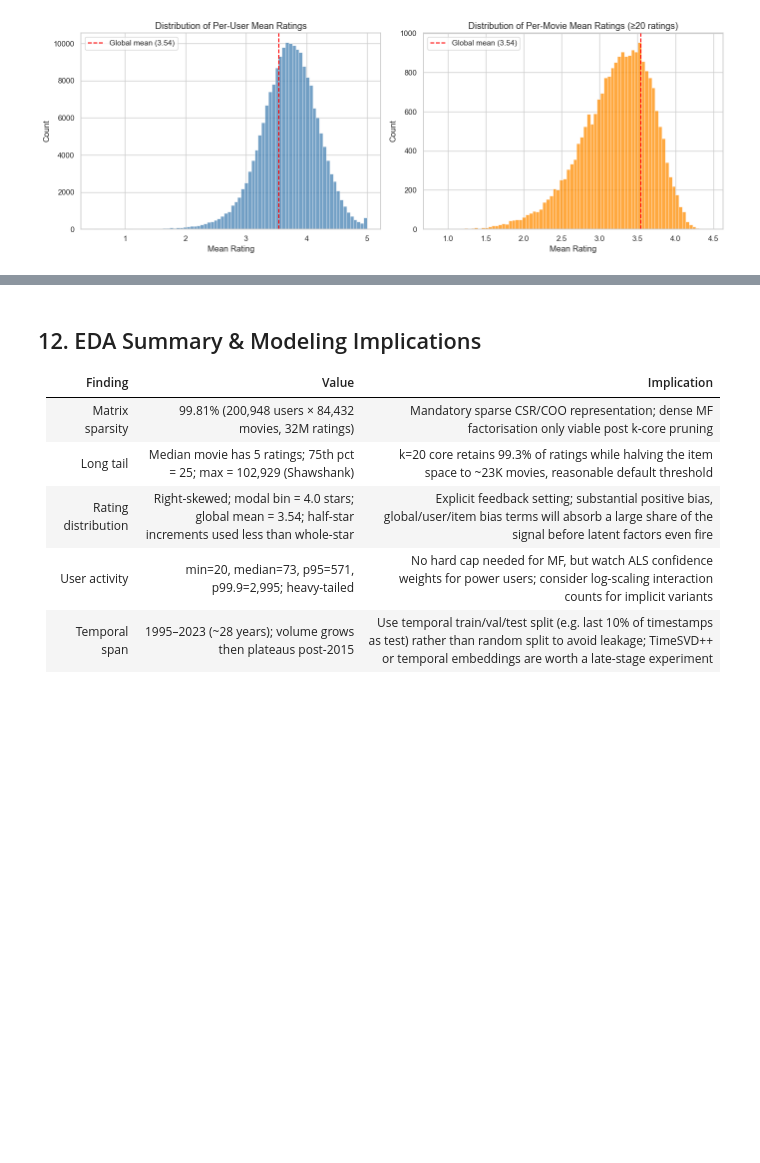
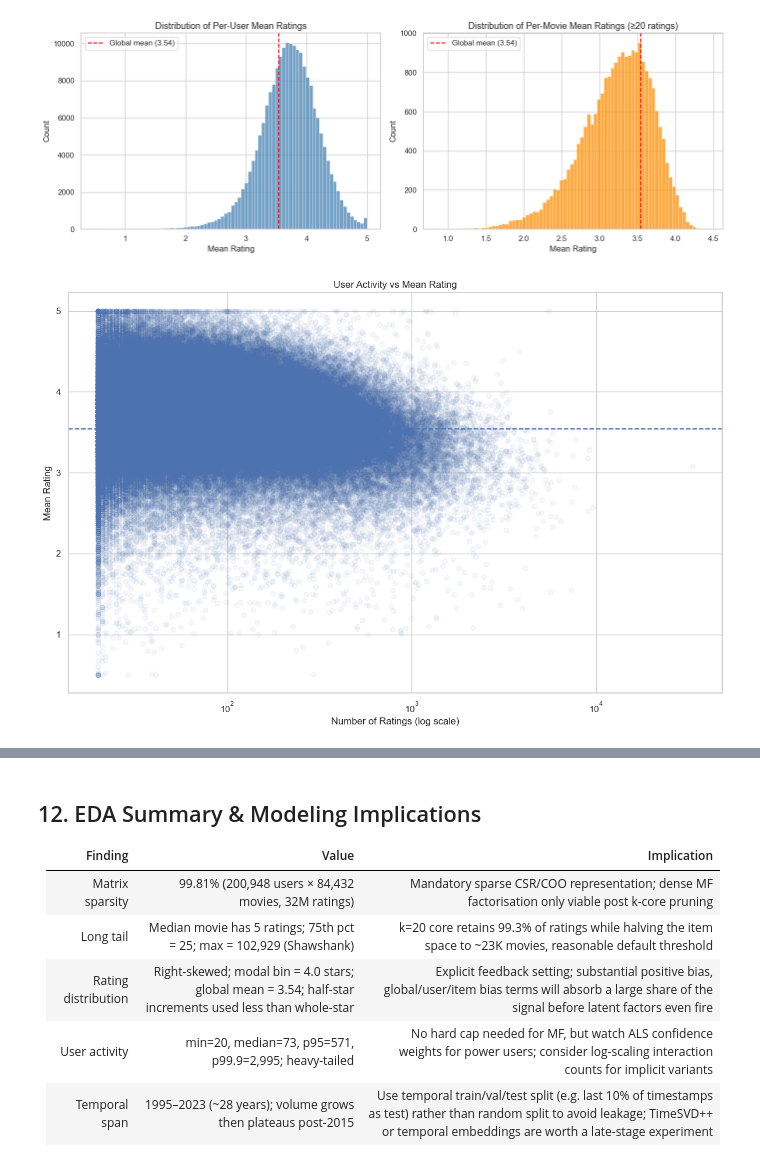
Before and after one commit to bouhlet0/movie-lens-recommender, a Jupyter notebook: EDA.ipynb, the cells around one changed output, grey strips where cells are left out. Drawn from its saved outputs; the diff is of its cells as text; code cells hidden in the pictures; blank space fills up the shorter version.

Commit message:
Added insight on user activity vs mean rating

```diff
--- a/EDA.ipynb
+++ b/EDA.ipynb
@@ -568,3 +568,33 @@ plt.tight_layout()
 plt.show()
 # %% [output]
 [figure]
+# %%
+user_stats = (
+    ratings_lf
+    .group_by("userId")
+    .agg([
+        pl.col("rating").mean().alias("user_mean"),
+        pl.len().alias("n_ratings")
+    ])
+    .collect()
+)
+# %%
+plt.figure(figsize=(12, 8))
+
+plt.scatter(
+    user_stats["n_ratings"].to_numpy(),
+    user_stats["user_mean"].to_numpy(),
+    alpha=0.05,
+)
+
+plt.xscale("log")
+plt.xlabel("Number of Ratings (log scale)")
+plt.ylabel("Mean Rating")
+plt.title("User Activity vs Mean Rating")
+
+plt.axhline(global_mean, linestyle="--")
+
+plt.tight_layout()
+plt.show()
+# %% [output]
+[figure, added]
```
Also changed, not shown: parts of 3 cells of this notebook.
